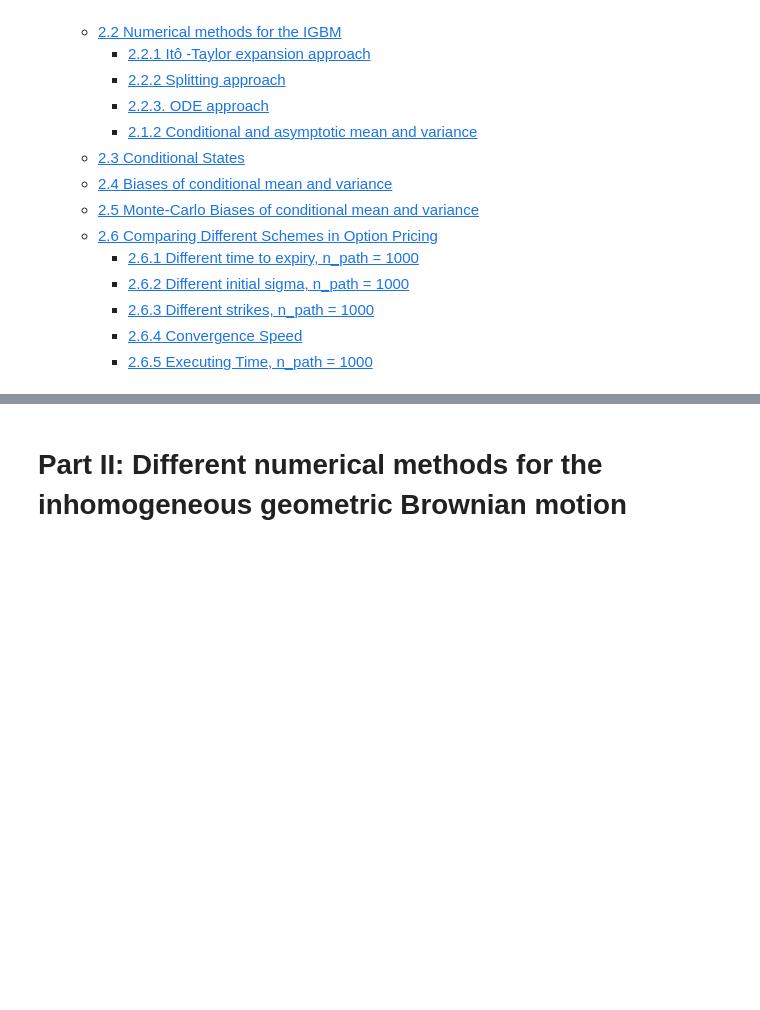
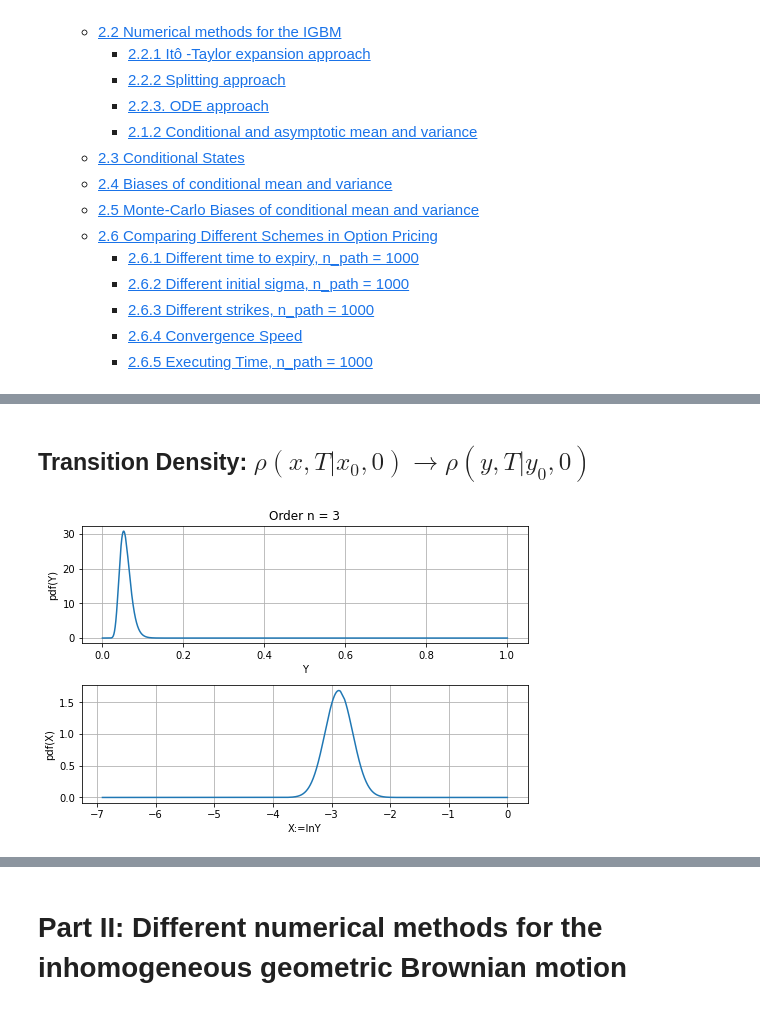
Before and after one commit to Harveydentsun/ASP_Project, a Jupyter notebook: Garch-diffusion model.ipynb, the cells around one changed output, grey strips where cells are left out. Cells and saved outputs as stored; diff of their text form; code cells hidden in the pictures; blank space fills up the shorter version.

```diff
--- a/Garch-diffusion model.ipynb
+++ b/Garch-diffusion model.ipynb
@@ -35,0 +226,9 @@ import pyfeng.ex as pfex
+# %% [markdown]
+## Transition Density: $\rho(x, T|x_0, 0) \rightarrow \rho(y, T|y_0, 0)$
+# %%
+volmodel = garch_2.GarchCapriotti2018(mr=a, theta=b, vov=vov, rho=0.6, sigma_0=np.sqrt(y0), n_path=1000)
+density_x = volmodel._transition_density_logvar(x=xvals, x0=x0, t=T, n=order)
+density_y = volmodel.transition_density_var(var_t=yvals, var_0=y0, t=T, n=order)
+plot_figure(yvals, xvals, density_y, density_x, 'Y', 'X:=lnY', 'pdf(Y)', 'pdf(X)')
+# %% [output]
+[figure, added]
```
Also changed, not shown: parts of 31 cells of this notebook, 1 other file.
